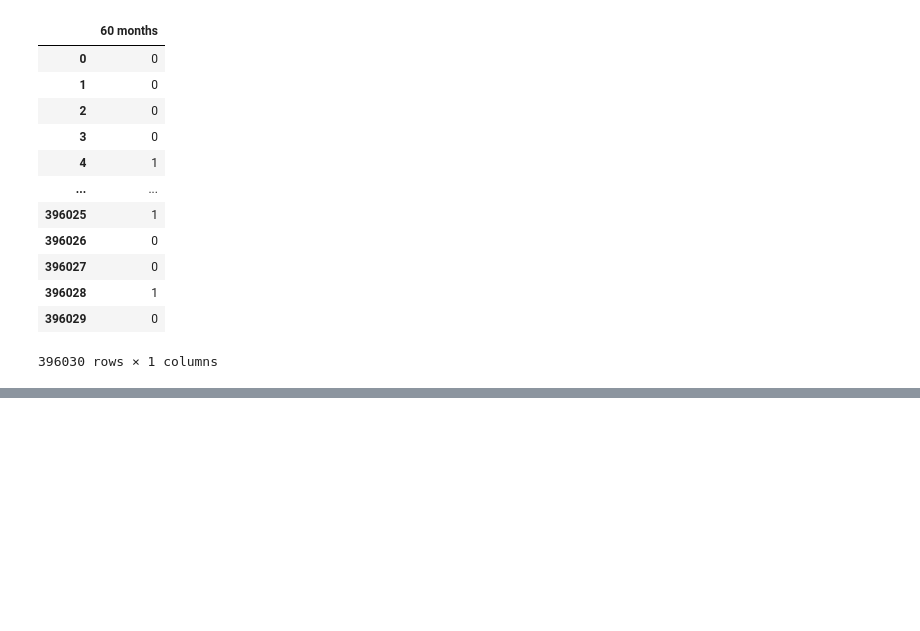
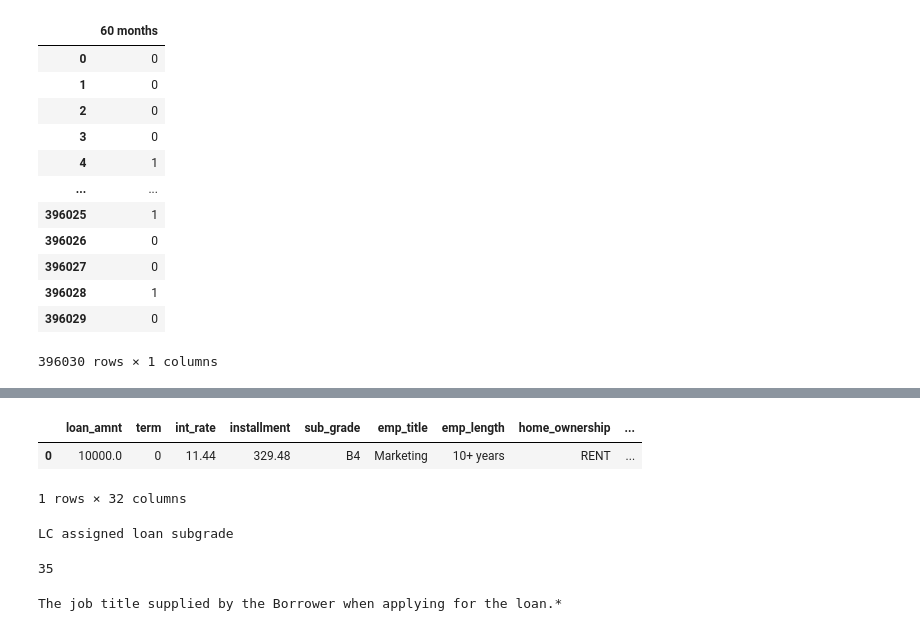
Before and after one commit to fgias/ds-ml-udemy, a Jupyter notebook: 21-Deep Learning/03-Keras-Project-Exercise-Solo.ipynb, the cells around one changed output, grey strips where cells are left out. Drawn from its saved outputs; the diff is of its cells as text; code cells hidden in the pictures; blank space fills up the shorter version.

```diff
--- a/21-Deep Learning/03-Keras-Project-Exercise-Solo.ipynb
+++ b/21-Deep Learning/03-Keras-Project-Exercise-Solo.ipynb
@@ -113,0 +142,14 @@ Interest Rate on the loan
+# %%
+df.head(1)
+# %% [output]
+|  | loan_amnt | term | int_rate | installment | sub_grade | emp_title | emp_length | home_ownership | ... |
+| 0 | 10000.0 | 0 | 11.44 | 329.48 | B4 | Marketing | 10+ years | RENT | ... |
+1 rows × 32 columns
+# %%
+feat_info('sub_grade')
+# %% [output]
+LC assigned loan subgrade
+# %%
+df['sub_grade'].nunique()
+# %% [output]
+35
@@ -113,0 +158,4 @@ Interest Rate on the loan
+# %%
+feat_info('emp_title')
+# %% [output]
+The job title supplied by the Borrower when applying for the loan.*
```
Also changed, not shown: parts of 20 cells of this notebook.
